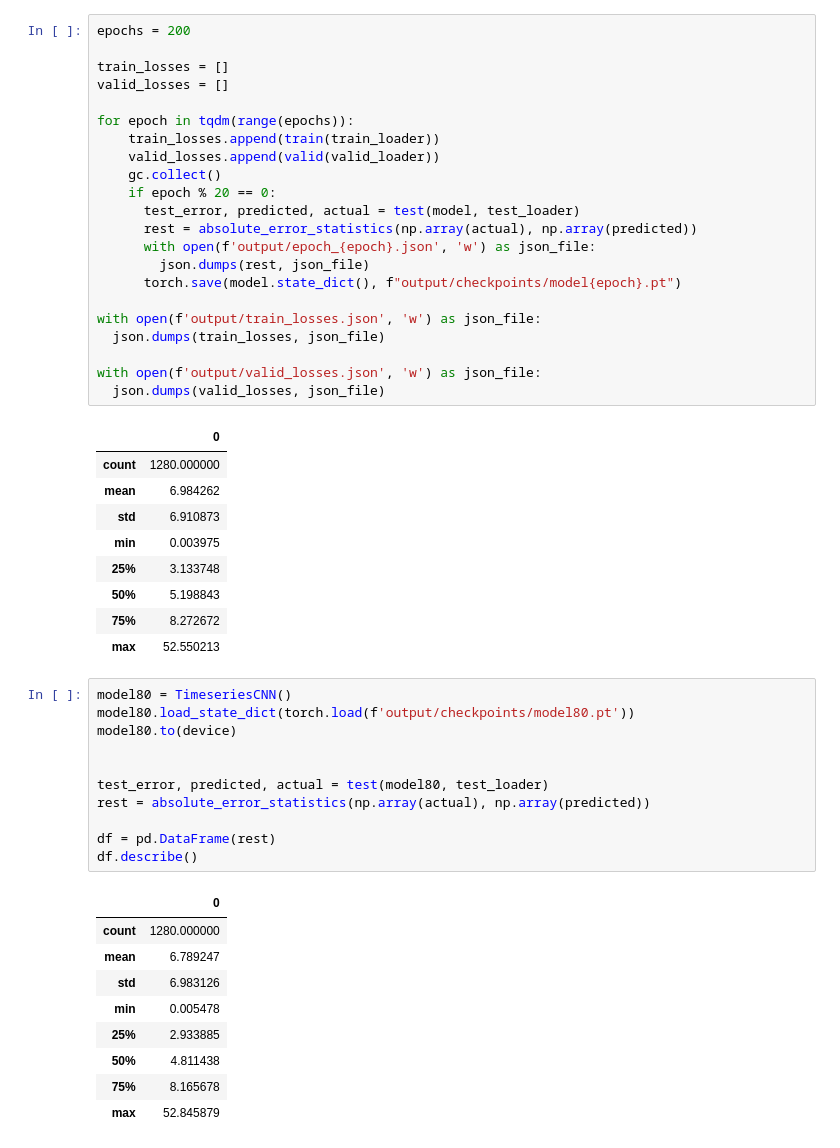
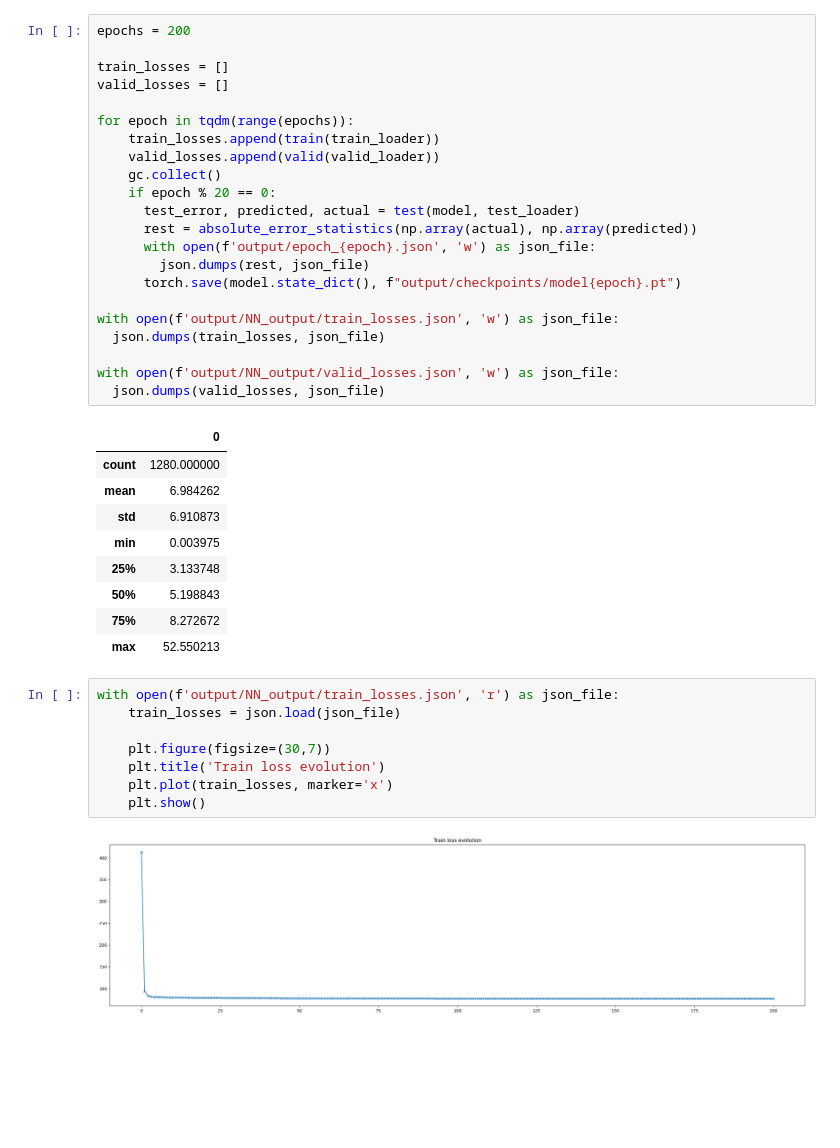
Before and after one commit to AlesKas/DIP, a Jupyter notebook: network_analytics_cnn.ipynb, the cells around one changed output. Drawn from its saved outputs; the diff is of its cells as text; blank space fills up the shorter version.

Commit message:
Plot data

```diff
--- a/network_analytics_cnn.ipynb
+++ b/network_analytics_cnn.ipynb
@@ -169,10 +170,10 @@ for epoch in tqdm(range(epochs)):
         json.dumps(rest, json_file)
       torch.save(model.state_dict(), f"output/checkpoints/model{epoch}.pt")
 
-with open(f'output/train_losses.json', 'w') as json_file:
+with open(f'output/NN_output/train_losses.json', 'w') as json_file:
   json.dumps(train_losses, json_file)
 
-with open(f'output/valid_losses.json', 'w') as json_file:
+with open(f'output/NN_output/valid_losses.json', 'w') as json_file:
   json.dumps(valid_losses, json_file)
 # %% [output]
 |  | 0 |
@@ -184,24 +185,13 @@ with open(f'output/valid_losses.json', 'w') as json_file:
 | 50% | 5.198843 |
 | 75% | 8.272672 |
 | max | 52.550213 |
-# %%
-model80 = TimeseriesCNN()
-model80.load_state_dict(torch.load(f'output/checkpoints/model80.pt'))
-model80.to(device)
-
-
-test_error, predicted, actual = test(model80, test_loader)
-rest = absolute_error_statistics(np.array(actual), np.array(predicted))
-
-df = pd.DataFrame(rest)
-df.describe()
-# %% [output]
-|  | 0 |
-| count | 1280.000000 |
-| mean | 6.789247 |
-| std | 6.983126 |
-| min | 0.005478 |
-| 25% | 2.933885 |
-| 50% | 4.811438 |
-| 75% | 8.165678 |
-| max | 52.845879 |
+# %%
+with open(f'output/NN_output/train_losses.json', 'r') as json_file:
+    train_losses = json.load(json_file)
+
+    plt.figure(figsize=(30,7))
+    plt.title('Train loss evolution')
+    plt.plot(train_losses, marker='x')
+    plt.show()
+# %% [output]
+[figure, added]
```
Also changed, not shown: parts of 4 cells of this notebook, 1 other file.
